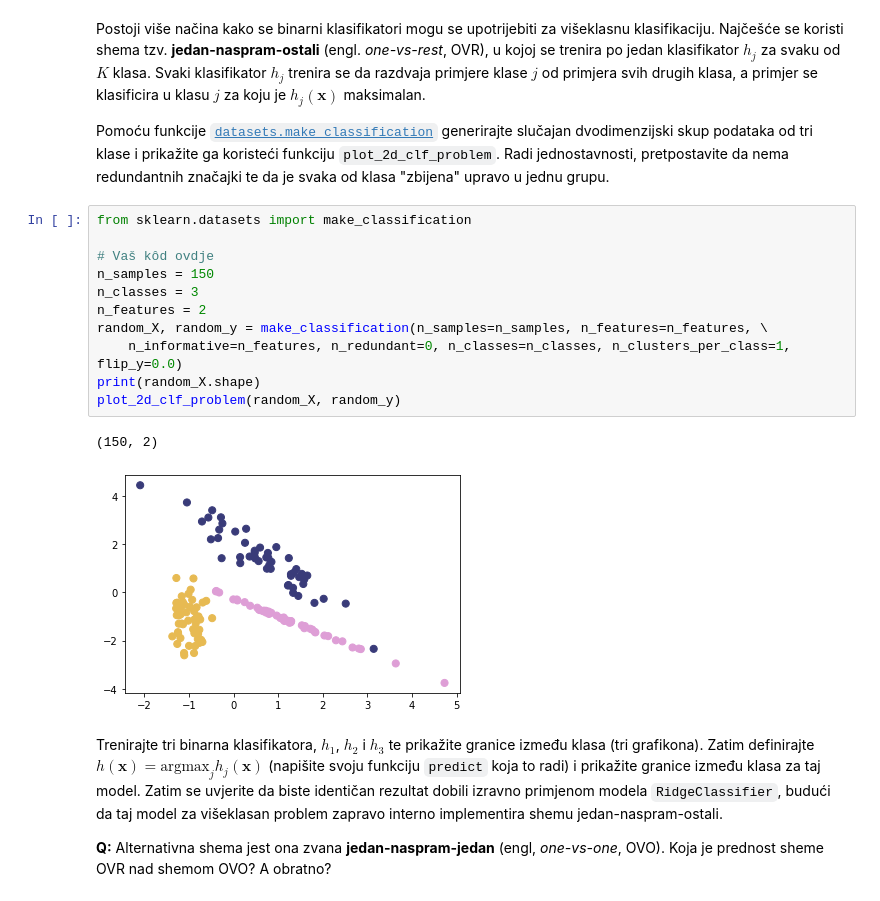
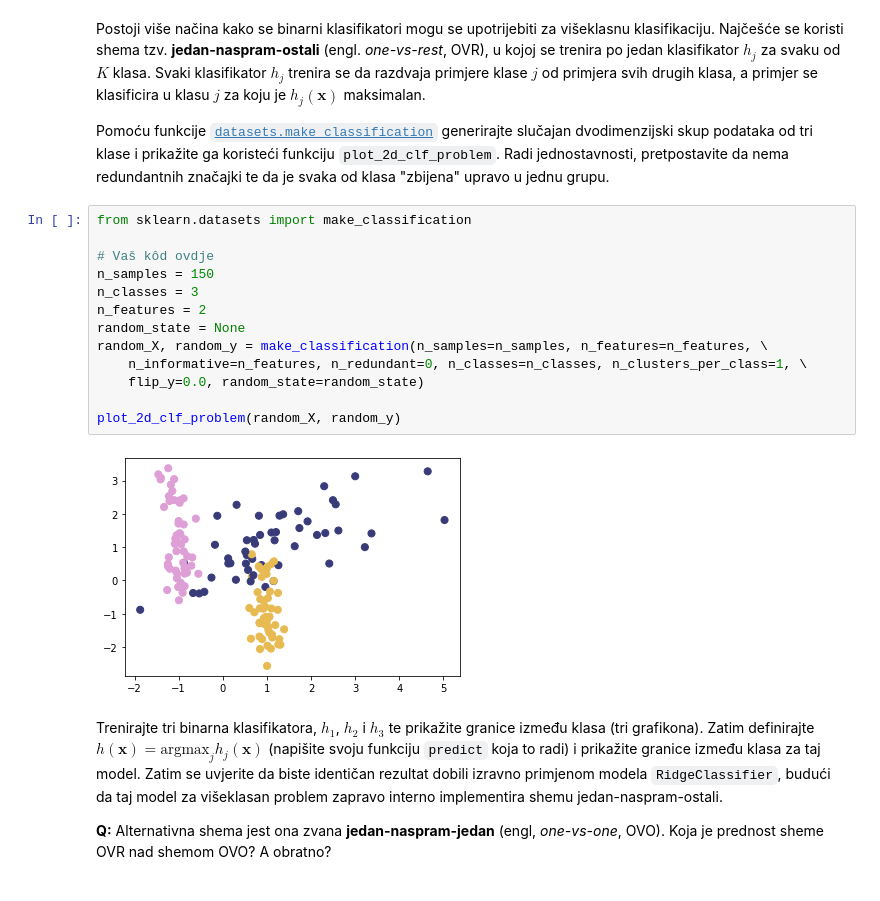
Before and after one commit to tomislavbjelcic/fer-tomislav, a Jupyter notebook: semestar_7/strojno/lab/SU1-2021-05-LDM.ipynb, the cells around one changed output. Drawn from its saved outputs; the diff is of its cells as text.

```diff
--- a/semestar_7/strojno/lab/SU1-2021-05-LDM.ipynb
+++ b/semestar_7/strojno/lab/SU1-2021-05-LDM.ipynb
@@ -148,17 +156,18 @@ Pomoću funkcije [`datasets.make_classification`](http://scikit-learn.org/stable
 # %%
 from sklearn.datasets import make_classification
 
 # Vaš kôd ovdje
 n_samples = 150
 n_classes = 3
 n_features = 2
+random_state = None
 random_X, random_y = make_classification(n_samples=n_samples, n_features=n_features, \
-    n_informative=n_features, n_redundant=0, n_classes=n_classes, n_clusters_per_class=1, flip_y=0.0)
-print(random_X.shape)
+    n_informative=n_features, n_redundant=0, n_classes=n_classes, n_clusters_per_class=1, \
+    flip_y=0.0, random_state=random_state)
+
 plot_2d_clf_problem(random_X, random_y)
 # %% [output]
-(150, 2)
-[figure, old version]
+[figure, new version]
 # %% [markdown]
 Trenirajte tri binarna klasifikatora, $h_1$, $h_2$ i $h_3$ te prikažite granice između klasa (tri grafikona). Zatim definirajte $h(\mathbf{x})=\mathrm{argmax}_j h_j(\mathbf{x})$  (napišite svoju funkciju `predict` koja to radi) i prikažite granice između klasa za taj model. Zatim se uvjerite da biste identičan rezultat dobili izravno primjenom modela `RidgeClassifier`, budući da taj model za višeklasan problem zapravo interno implementira shemu jedan-naspram-ostali.
 
```
Also changed, not shown: parts of 7 cells of this notebook.
